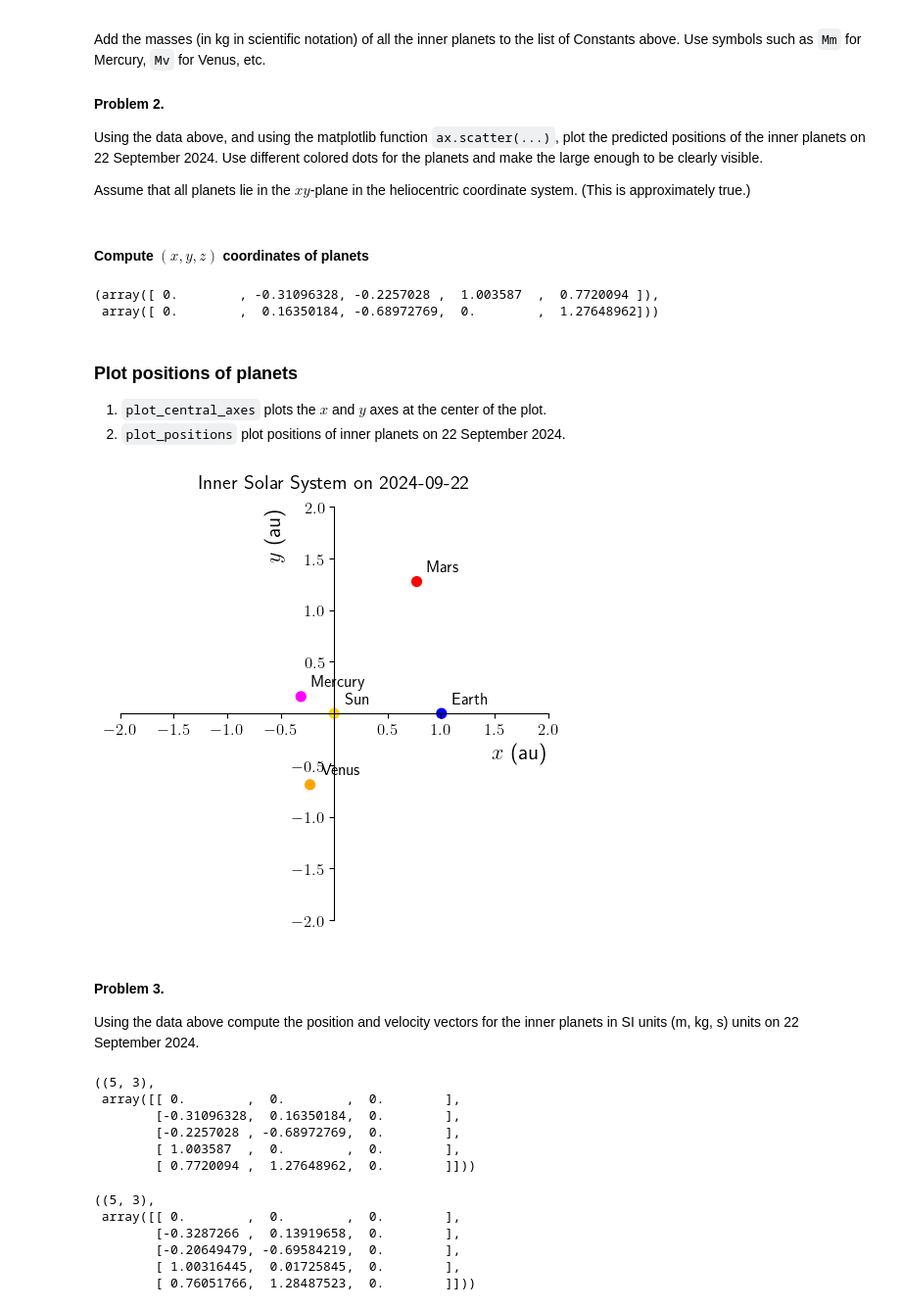
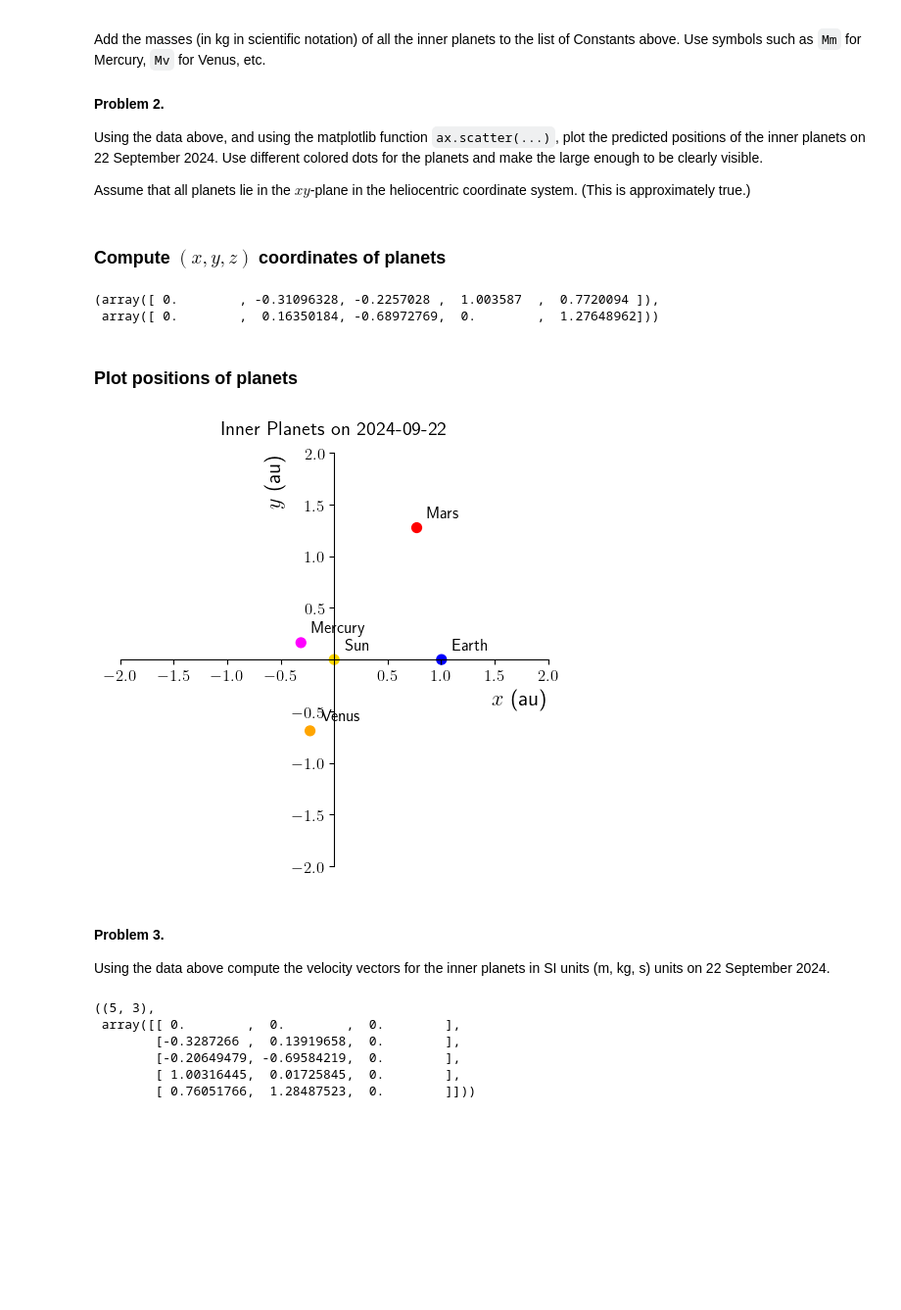
Before and after one commit to hbprosper/CompPhysLab, a Jupyter notebook: exercises/04_gravity/01_gravity.ipynb, the cells around one changed output. Shown at 98% size. Cells and saved outputs as stored; diff of their text form; code cells hidden in the pictures; blank space fills up the shorter version.

```diff
--- a/exercises/04_gravity/01_gravity.ipynb
+++ b/exercises/04_gravity/01_gravity.ipynb
@@ -133,7 +122,7 @@ We use the `pandas` module to read the planetary data which are in CSV files. `p
 # %%
 n = 4 # number of inner planets
 
-planets1 = pd.read_csv('planets-10-22-24.csv')[:n]
+planets1 = pd.read_csv('planets1.csv')[:n]
 planets1['longitude'] *= DEG2RAD
 planets1
 # %% [output]
@@ -171,7 +160,7 @@ Using the data above, and using the matplotlib function `ax.scatter(...)`, plot
 
 Assume that all planets lie in the $xy$-plane in the heliocentric coordinate system. (This is approximately true.)
 # %% [markdown]
-#### Compute $(x, y, z)$ coordinates of planets
+### Compute $(x, y, z)$ coordinates of planets
 # %%
 x = radius1 * np.cos(phi1)
 y = radius1 * np.sin(phi1)
@@ -193,6 +183,3 @@ x, y
  array([ 0.        ,  0.16350184, -0.68972769,  0.        ,  1.27648962]))
 # %% [markdown]
 ### Plot positions of planets
-
-  1. `plot_central_axes` plots the $x$ and $y$ axes at the center of the plot.
-  1. `plot_positions` plot positions of inner planets on 22 September 2024.
@@ -234,41 +186,9 @@ def plot_central_axes(ax,
 # %%
-def plot_positions(x, y, colors, text,
-                   filename='planets.png',
-                   xmin=-2, xmax=2, ymin=-2, ymax=2,
-                   fgsize=(5,5), ftsize=16):
-
-    # set size of figure
-    fig = plt.figure(figsize=fgsize)
-
-    # create area for a single plot
-    nrows, ncols, index = 1, 1, 1
-    ax  = plt.subplot(nrows, ncols, index)
-
-    ax.set_title('Inner Solar System on 2024-09-22', pad=14)
-
-    # place axes at the center of the plot
-    nxticks = nyticks = 9
-    xlabel  = '$x$ (au)'
-    ylabel  = '$y$ (au)'
-    plot_central_axes(ax,
-                      xmin, xmax, nxticks, xlabel,
-                      ymin, ymax, nyticks, ylabel,
-                      ftsize)
-
-    ax.scatter(x, y, s=50, c=colors)
-
-    for X, Y, T in zip(x, y, text):
-        X += 0.1
-        Y += 0.1
-        ax.text(X, Y, T)
-
-    fig.tight_layout()
-
-    plt.savefig(filename)
-
-plot_positions(x, y, colors, text)
+plot_planet_positions(x, y, colors, text,
+                      filename='inner_planets.png',
+                      title='Inner Planets on 2024-09-22')
 # %% [output]
-[figure, old version]
+[figure, new version]
 # %% [markdown]
 #### Problem 3.
-Using the data above compute the position and velocity vectors for the inner planets in SI units (m, kg, s) units on 22 September 2024.
+Using the data above compute the velocity vectors for the inner planets in SI units (m, kg, s) units on 22 September 2024.
@@ -287,11 +195 @@ def norm(v):
-# %%
-# position vectors of planets on 22 September 2024
-r1.shape, r1
-# %% [output]
-((5, 3),
- array([[ 0.        ,  0.        ,  0.        ],
-        [-0.31096328,  0.16350184,  0.        ],
-        [-0.2257028 , -0.68972769,  0.        ],
-        [ 1.003587  ,  0.        ,  0.        ],
-        [ 0.7720094 ,  1.27648962,  0.        ]]))
 # %%
```
Also changed, not shown: parts of 21 cells of this notebook, 4 other files.
